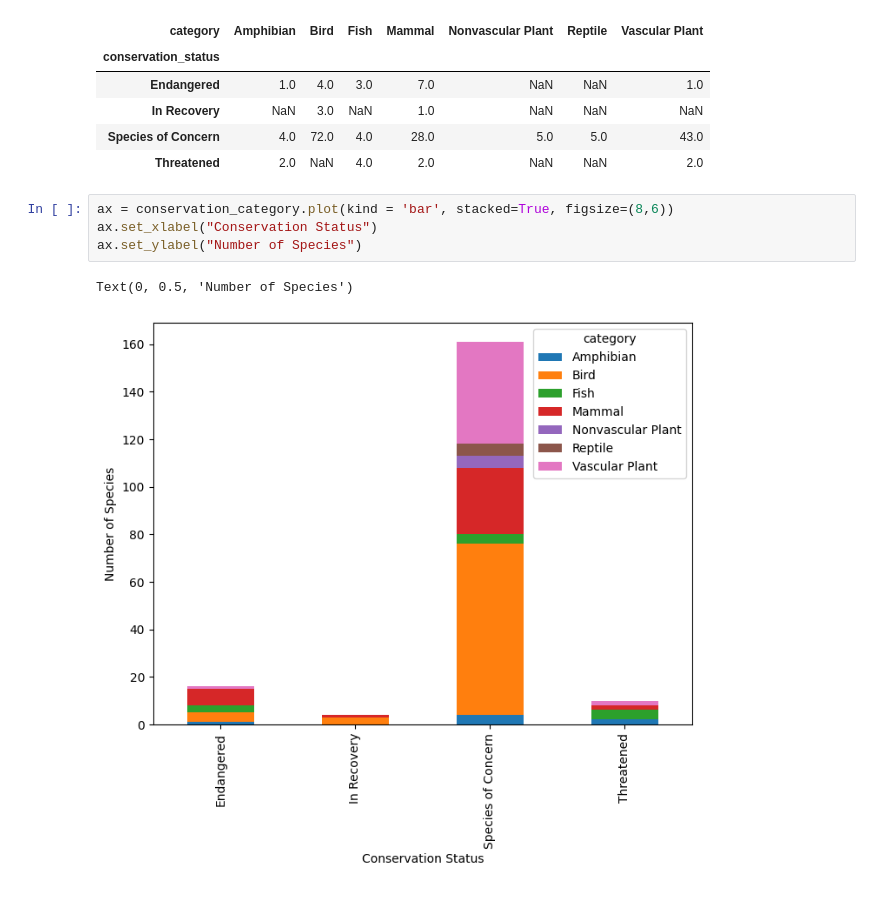
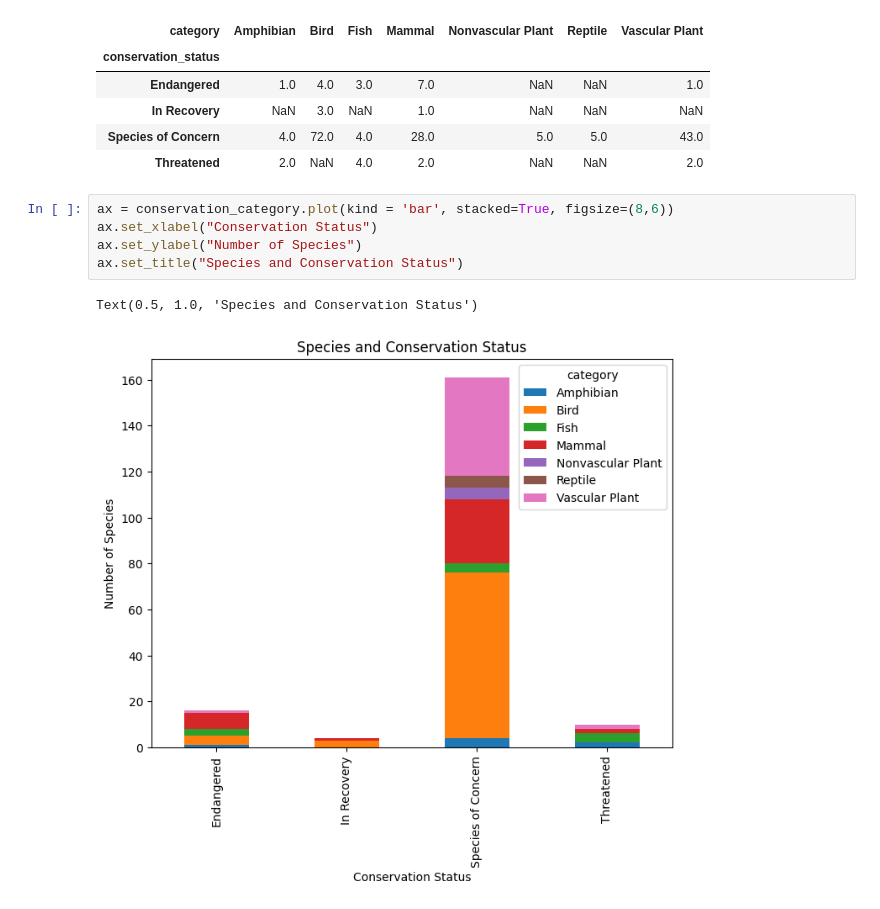
Before and after one commit to Testygen/Biodiversity-in-National-Parks, a Jupyter notebook: biodiversity.ipynb, the cells around one changed output. Cells and saved outputs as stored; diff of their text form.

```diff
--- a/biodiversity.ipynb
+++ b/biodiversity.ipynb
@@ -197,7 +197,8 @@ conservation_category
 # %%
 ax = conservation_category.plot(kind = 'bar', stacked=True, figsize=(8,6))
 ax.set_xlabel("Conservation Status")
 ax.set_ylabel("Number of Species")
+ax.set_title("Species and Conservation Status")
 # %% [output]
-Text(0, 0.5, 'Number of Species')
+Text(0.5, 1.0, 'Species and Conservation Status')
-[figure, old version]
+[figure, new version]
```
Also changed, not shown: parts of 11 cells of this notebook.
